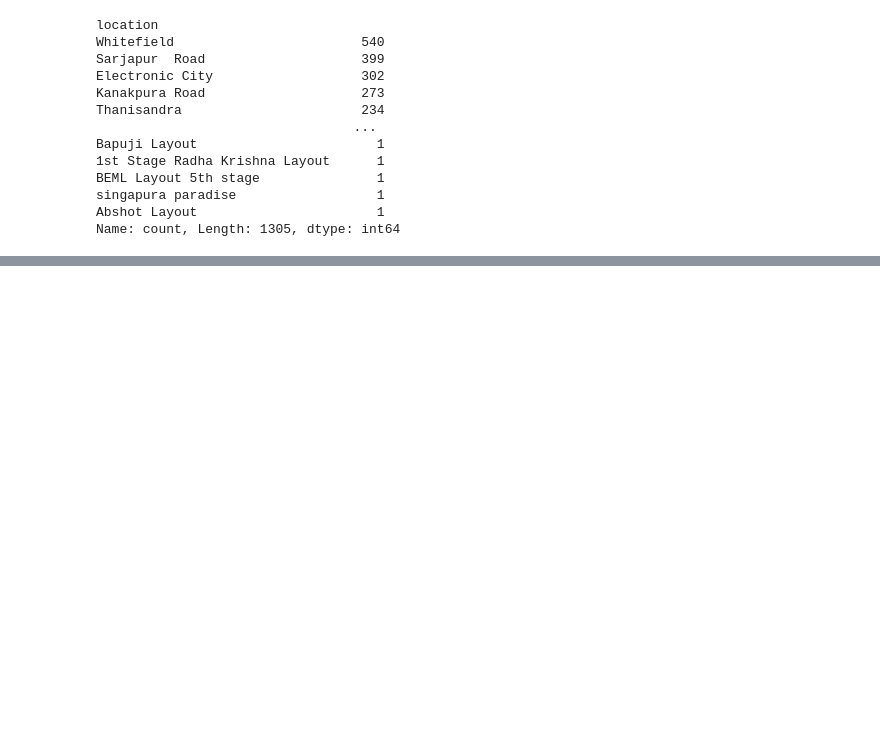
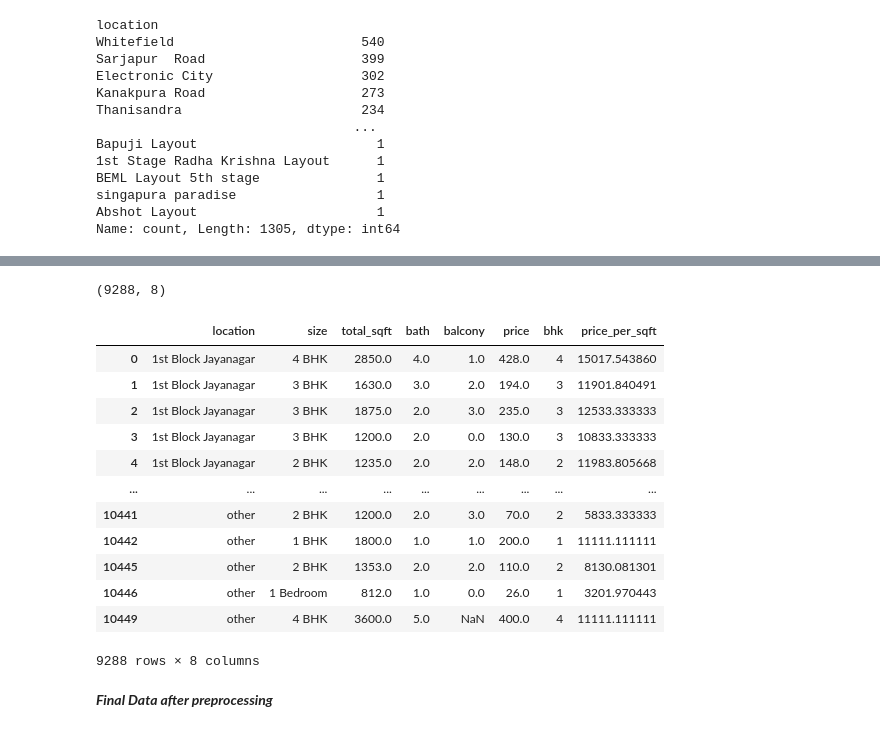
Before and after one commit to pranshuarora7/MLway, a Jupyter notebook: HousePricePredictor/Predictor.ipynb, the cells around one changed output, grey strips where cells are left out. Saved outputs shown, nothing was run; the diff lists cells and outputs as text; code cells hidden in the pictures; blank space fills up the shorter version.

Commit message:
All operations on data are done

```diff
--- a/HousePricePredictor/Predictor.ipynb
+++ b/HousePricePredictor/Predictor.ipynb
@@ -122,0 +320,3 @@ Name: count, Length: 1305, dtype: int64
+# %%
+data = data[((data['total_sqft']/data['bhk']) >= 250)]
+data.describe()
@@ -122,0 +349,14 @@ Name: count, Length: 1305, dtype: int64
+# %%
+def remove_outliers_sqft(df):
+    df_output = pd.DataFrame() #created an output dataframe
+    for key, subdf in df.groupby('location'): #data is grouped by loaction and sub dataframe is created
+        m = np.mean(subdf.price_per_sqft)
+
+        st = np.std(subdf.price_per_sqft)
+
+        gen_df = subdf[(subdf.price_per_sqft > (m-st)) & (subdf.price_per_sqft <= (m+st))] # data only within mean +- standard deviation are taken
+        df_output = pd.concat([df_output,gen_df],ignore_index =True) #rest outliers are removed
+    return df_output
+
+data = remove_outliers_sqft(data)
+data.describe()
@@ -122,0 +373,19 @@ Name: count, Length: 1305, dtype: int64
+# %%
+def bhk_outlier_remover(df):
+    exclude_indices = np.array([])
+    for location, location_df in df.groupby('location'): #created datafram and sub dataframe based on loaction
+        bhk_stats = {}
+        for bhk, bhk_df in location_df.groupby('bhk'): #those sub data frames for each loaction are grouped by BHK
+            bhk_stats[bhk] = { #a dictionary stores bhk stats by mean, standard deviation and number of bhk
+                'mean': np.mean(bhk_df.price_per_sqft),
+                'std': np.std(bhk_df.price_per_sqft),
+                'count': bhk_df.shape[0]
+            }
+    #in this case the outliers are flats cheaper than mean price of a lower bhk flat
+    for bhk, bhk_df in location_df.groupby('bhk'):
+        stats = bhk_stats.get(bhk-1)
+        if stats and stats['count']>5:
+            exclude_indices = np.append(exclude_indices, bhk_df[bhk_df.price_per_sqft < (stats['mean'])].index.values)
+    return df.drop(exclude_indices, axis='index')
+# %%
+data = bhk_outlier_remover(data)
@@ -122,0 +404,20 @@ Name: count, Length: 1305, dtype: int64
+# %%
+data.shape
+# %% [output]
+(9288, 8)
+# %%
+data
+# %% [output]
+|  | location | size | total_sqft | bath | balcony | price | bhk | price_per_sqft |
+| 0 | 1st Block Jayanagar | 4 BHK | 2850.0 | 4.0 | 1.0 | 428.0 | 4 | 15017.543860 |
+| 1 | 1st Block Jayanagar | 3 BHK | 1630.0 | 3.0 | 2.0 | 194.0 | 3 | 11901.840491 |
+| 2 | 1st Block Jayanagar | 3 BHK | 1875.0 | 2.0 | 3.0 | 235.0 | 3 | 12533.333333 |
+| 3 | 1st Block Jayanagar | 3 BHK | 1200.0 | 2.0 | 0.0 | 130.0 | 3 | 10833.333333 |
+| 4 | 1st Block Jayanagar | 2 BHK | 1235.0 | 2.0 | 2.0 | 148.0 | 2 | 11983.805668 |
+| ... | ... | ... | ... | ... | ... | ... | ... | ... |
+| 10441 | other | 2 BHK | 1200.0 | 2.0 | 3.0 | 70.0 | 2 | 5833.333333 |
+| 10442 | other | 1 BHK | 1800.0 | 1.0 | 1.0 | 200.0 | 1 | 11111.111111 |
+| 10445 | other | 2 BHK | 1353.0 | 2.0 | 2.0 | 110.0 | 2 | 8130.081301 |
+| 10446 | other | 1 Bedroom | 812.0 | 1.0 | 0.0 | 26.0 | 1 | 3201.970443 |
+| 10449 | other | 4 BHK | 3600.0 | 5.0 | NaN | 400.0 | 4 | 11111.111111 |
+9288 rows × 8 columns
@@ -122,0 +428,2 @@ Name: count, Length: 1305, dtype: int64
+# %% [markdown]
+***Final Data after preprocessing***
```
Also changed, not shown: parts of 34 cells of this notebook, 1 other file.
